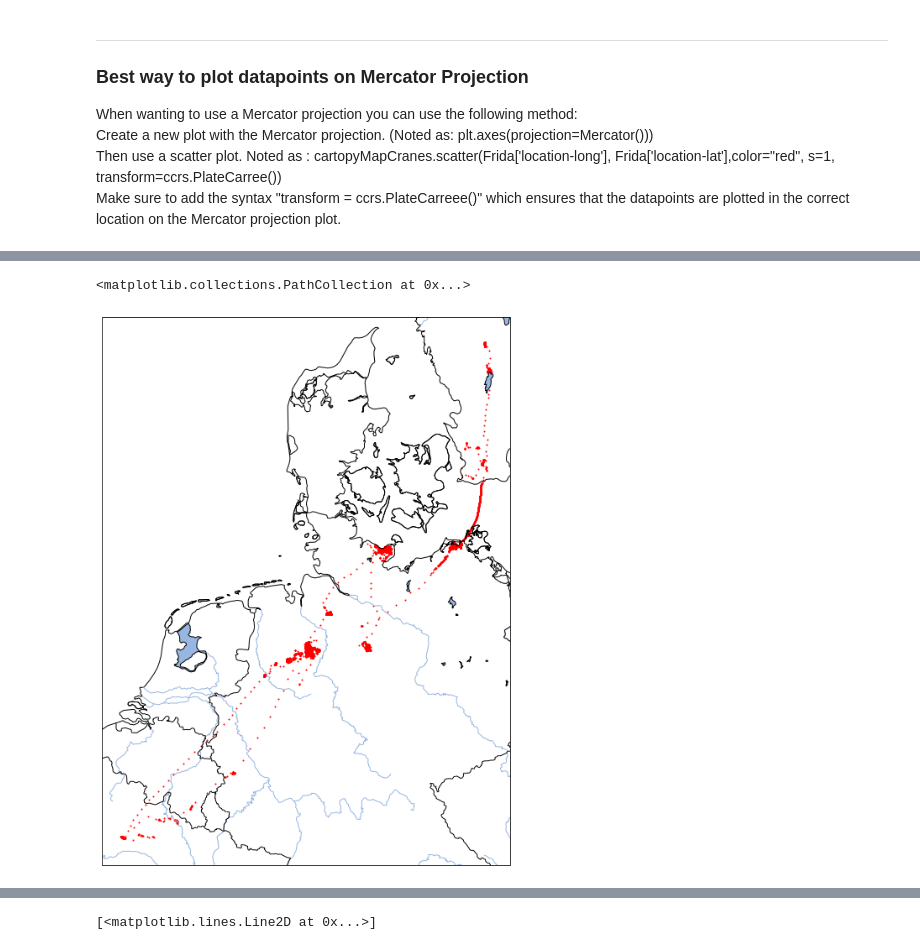
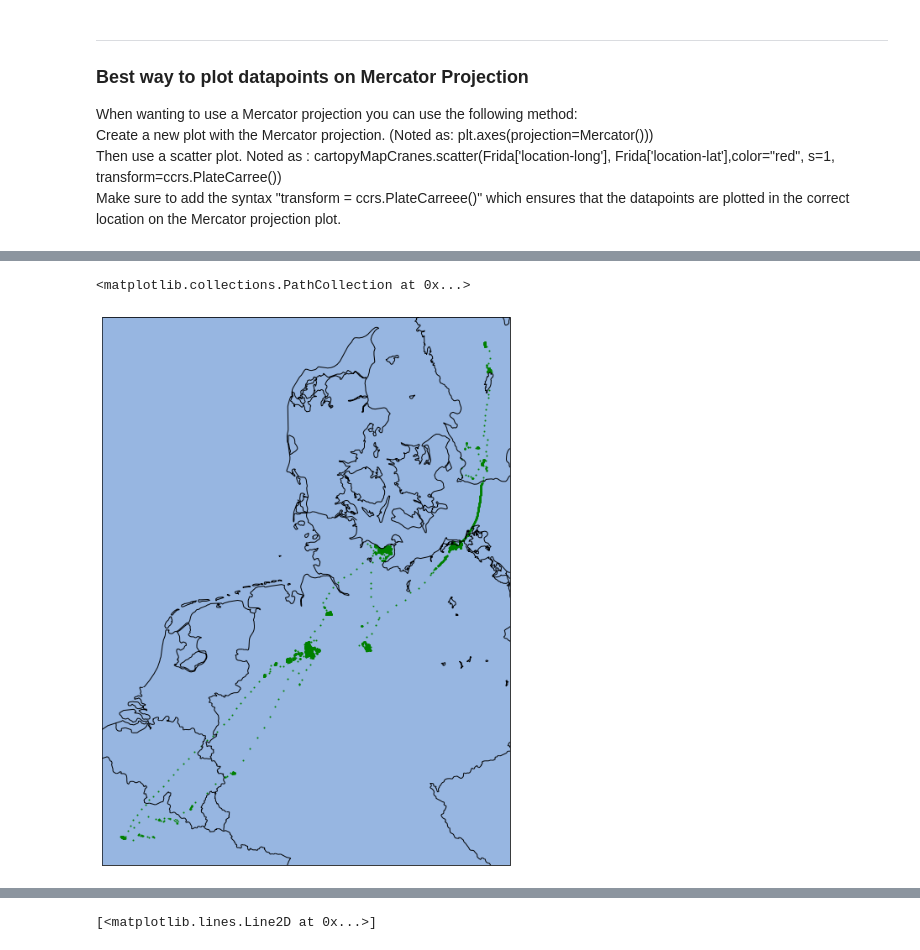
Before and after one commit to The-GeoStack-Project/GeoStack-Workshop, a Jupyter notebook: Geostack-Workshop-Content/Part-1-Data-processing/Notebooks/Solution/Solution-Data-processing.ipynb, the cells around one changed output, grey strips where cells are left out. Saved outputs shown, nothing was run; the diff lists cells and outputs as text; code cells hidden in the pictures.

```diff
--- a/Geostack-Workshop-Content/Part-1-Data-processing/Notebooks/Solution/Solution-Data-processing.ipynb
+++ b/Geostack-Workshop-Content/Part-1-Data-processing/Notebooks/Solution/Solution-Data-processing.ipynb
@@ -346,21 +367,23 @@ Make sure to add the syntax "transform = ccrs.PlateCarreee()" which ensures that
 # %%
 plt.figure(figsize = (20, 12))
 
 # Use Mercator projection
 cartopyMapCranes = plt.axes(projection=ccrs.Mercator())
 
 # Add default features to Cartopy Map
 cartopyMapCranes.coastlines(resolution='10m')
-cartopyMapCranes.add_feature(cartopy.feature.LAND, edgecolor='black', facecolor = "white")
+cartopyMapCranes.add_feature(cartopy.feature.LAND.with_scale('10m'), edgecolor='black', facecolor = "white")
 cartopyMapCranes.add_feature(cfeature.LAKES.with_scale('10m'), edgecolor = 'black')
+cartopyMapCranes.add_feature(cfeature.OCEAN)
 cartopyMapCranes.add_feature(cfeature.RIVERS.with_scale('10m'))
 cartopyMapCranes.add_feature(cfeature.BORDERS.with_scale('10m'))
 
+
 # Plot the datapoints using a scatter plot and transforming the projection of the datapoints to PlatteCarree
-cartopyMapCranes.scatter(Frida['location-long'], Frida['location-lat'],color="red", s=1, transform=ccrs.PlateCarree())
+cartopyMapCranes.scatter(Frida['location-long'], Frida['location-lat'],color="green",s=1, transform=ccrs.PlateCarree())
 # %% [output]
 <matplotlib.collections.PathCollection at 0x...>
-[figure, old version]
+[figure, new version]
 # %% [markdown]
 ---
 
```
Also changed, not shown: parts of 4 cells of this notebook.
